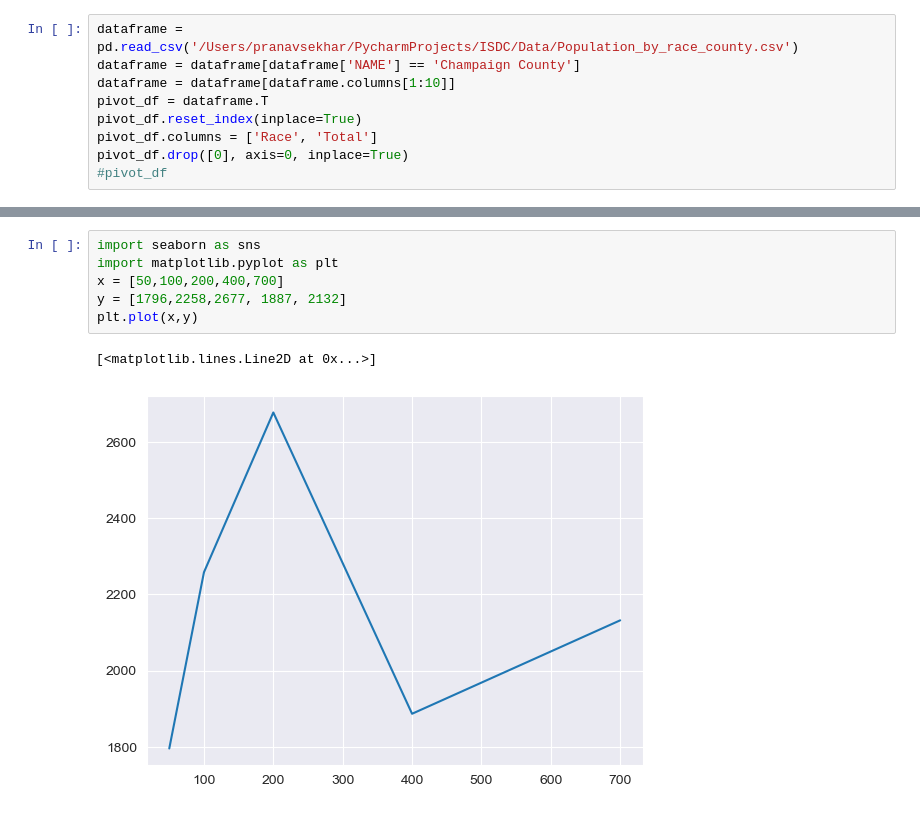
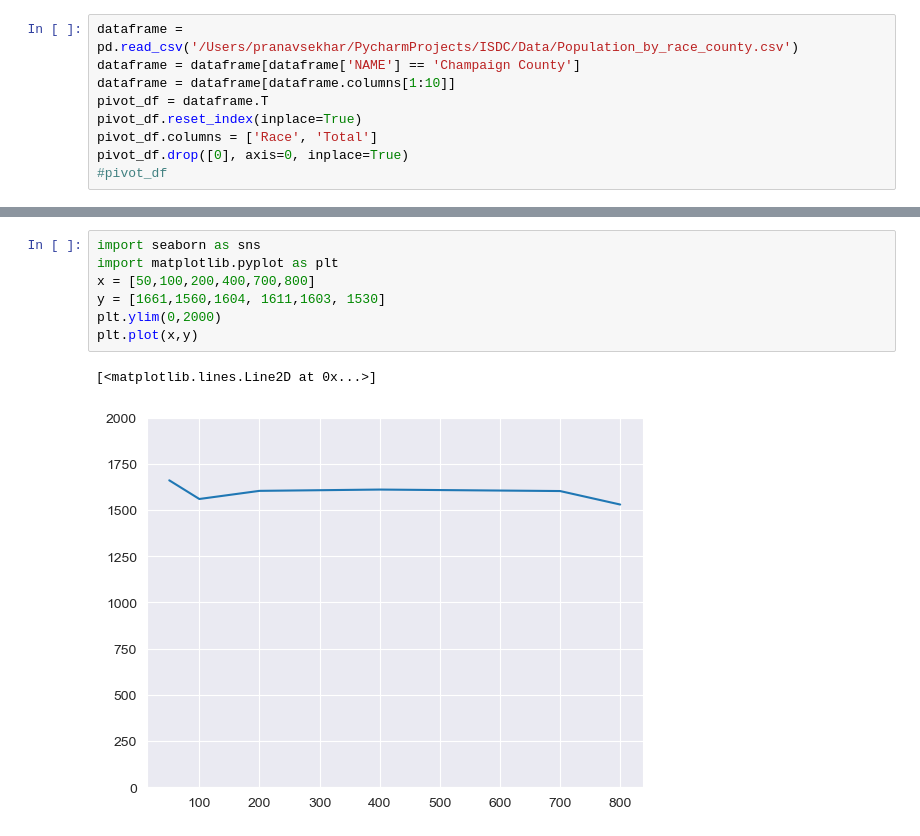
Before and after one commit to Praetor07/ISDC, a Jupyter notebook: Visuals.ipynb, the cells around one changed output, grey strips where cells are left out. Saved outputs shown, nothing was run; the diff lists cells and outputs as text.

```diff
--- a/Visuals.ipynb
+++ b/Visuals.ipynb
@@ -67,9 +67,10 @@ fig.show()
 # %%
 import seaborn as sns
 import matplotlib.pyplot as plt
-x = [50,100,200,400,700]
-y = [1796,2258,2677, 1887, 2132]
+x = [50,100,200,400,700,800]
+y = [1661,1560,1604, 1611,1603, 1530]
+plt.ylim(0,2000)
 plt.plot(x,y)
 # %% [output]
 [<matplotlib.lines.Line2D at 0x...>]
-[figure, old version]
+[figure, new version]
```
Also changed, not shown: parts of 1 cell of this notebook, 24 other files.
